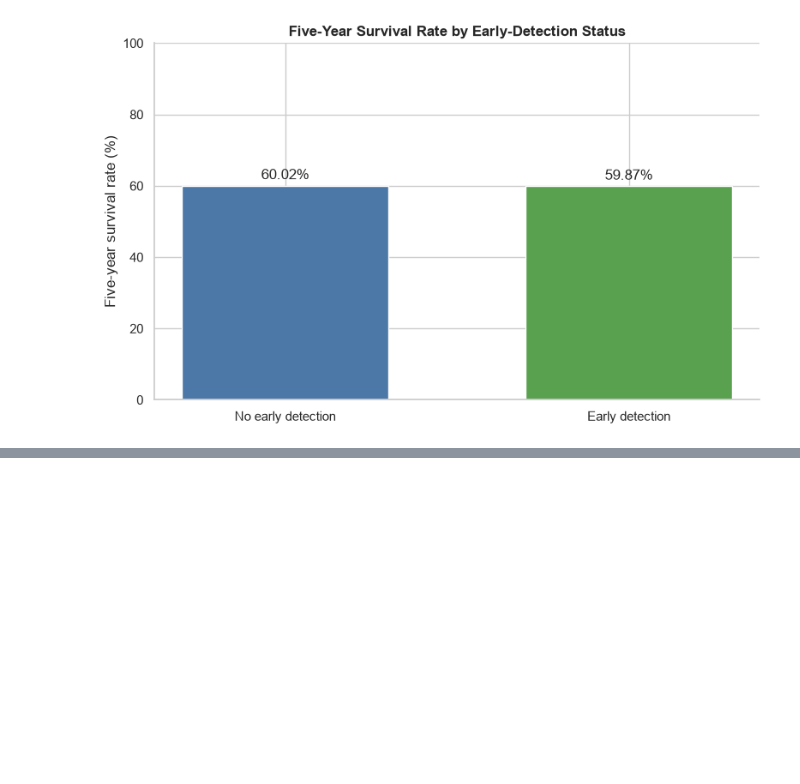
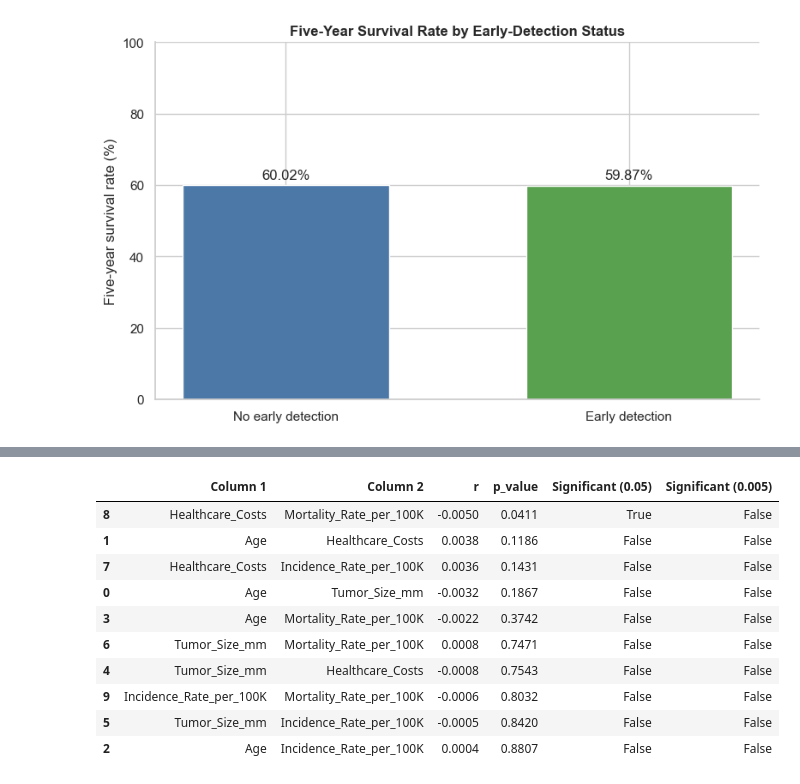
Before and after one commit to arunkulkarni95/602-project, a Jupyter notebook: Checkpoint_2_Preprocessing_EDA_SummaryStatistics.ipynb, the cells around one changed output, grey strips where cells are left out. Cells and saved outputs as stored; diff of their text form; code cells hidden in the pictures; blank space fills up the shorter version.

```diff
--- a/Checkpoint_2_Preprocessing_EDA_SummaryStatistics.ipynb
+++ b/Checkpoint_2_Preprocessing_EDA_SummaryStatistics.ipynb
@@ -319,0 +356,32 @@ Five-year survival was 60.02% without early detection and 59.87% with early dete
+# %%
+number_columns = [
+    "Age", "Tumor_Size_mm", "Healthcare_Costs",
+    "Incidence_Rate_per_100K", "Mortality_Rate_per_100K",
+]
+bonferroni_alpha = 0.05 / 10
+
+rows = []
+for first, second in combinations(number_columns, 2):
+    r, p = stats.pearsonr(df[first], df[second])
+    rows.append({
+        "Column 1": first,
+        "Column 2": second,
+        "r": round(r, 4),
+        "p_value": round(p, 4),
+        "Significant (0.05)": p < 0.05,
+        "Significant (0.005)": p < bonferroni_alpha,
+    })
+
+pd.DataFrame(rows).sort_values("p_value")
+# %% [output]
+|  | Column 1 | Column 2 | r | p_value | Significant (0.05) | Significant (0.005) |
+| 8 | Healthcare_Costs | Mortality_Rate_per_100K | -0.0050 | 0.0411 | True | False |
+| 1 | Age | Healthcare_Costs | 0.0038 | 0.1186 | False | False |
+| 7 | Healthcare_Costs | Incidence_Rate_per_100K | 0.0036 | 0.1431 | False | False |
+| 0 | Age | Tumor_Size_mm | -0.0032 | 0.1867 | False | False |
+| 3 | Age | Mortality_Rate_per_100K | -0.0022 | 0.3742 | False | False |
+| 6 | Tumor_Size_mm | Mortality_Rate_per_100K | 0.0008 | 0.7471 | False | False |
+| 4 | Tumor_Size_mm | Healthcare_Costs | -0.0008 | 0.7543 | False | False |
+| 9 | Incidence_Rate_per_100K | Mortality_Rate_per_100K | -0.0006 | 0.8032 | False | False |
+| 5 | Tumor_Size_mm | Incidence_Rate_per_100K | -0.0005 | 0.8420 | False | False |
+| 2 | Age | Incidence_Rate_per_100K | 0.0004 | 0.8807 | False | False |
```
Also changed, not shown: parts of 19 cells of this notebook.
